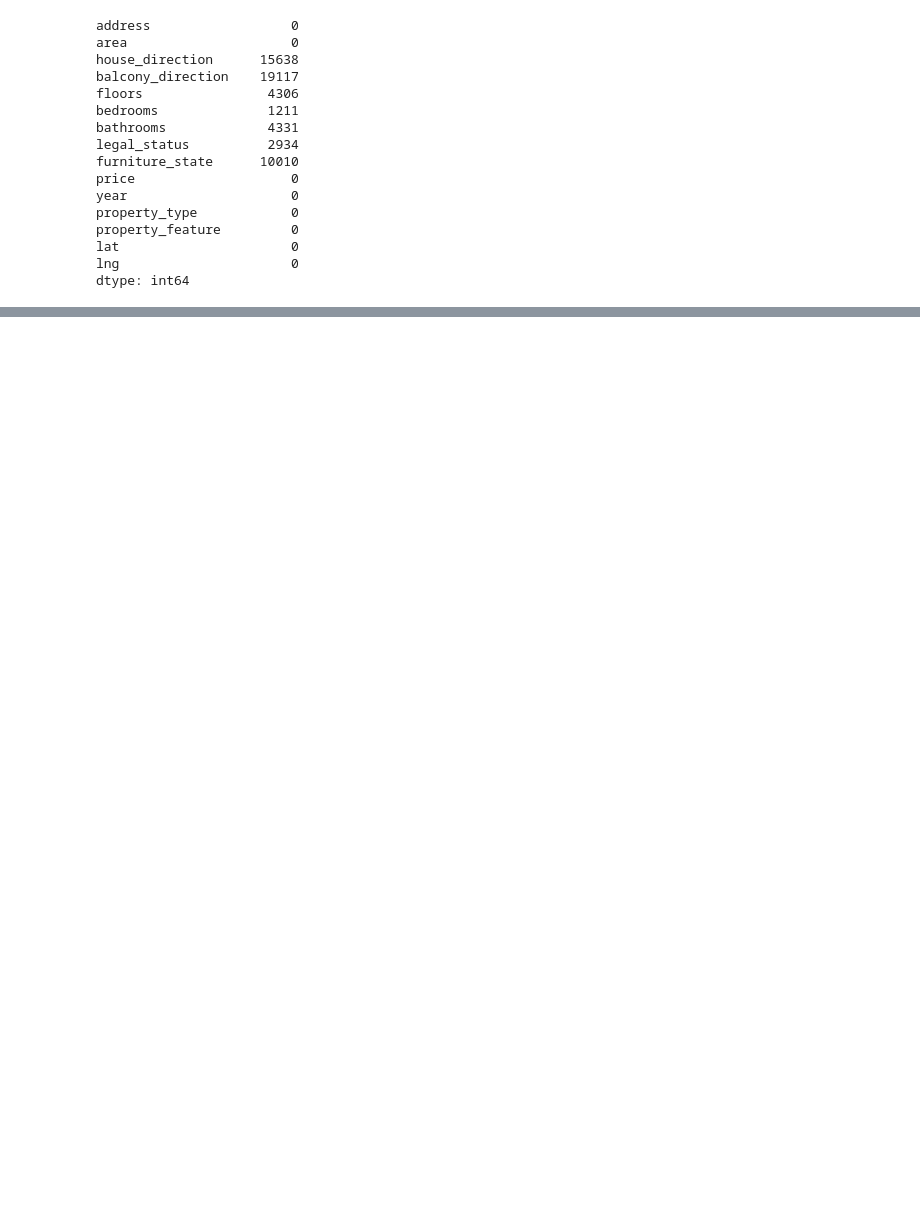
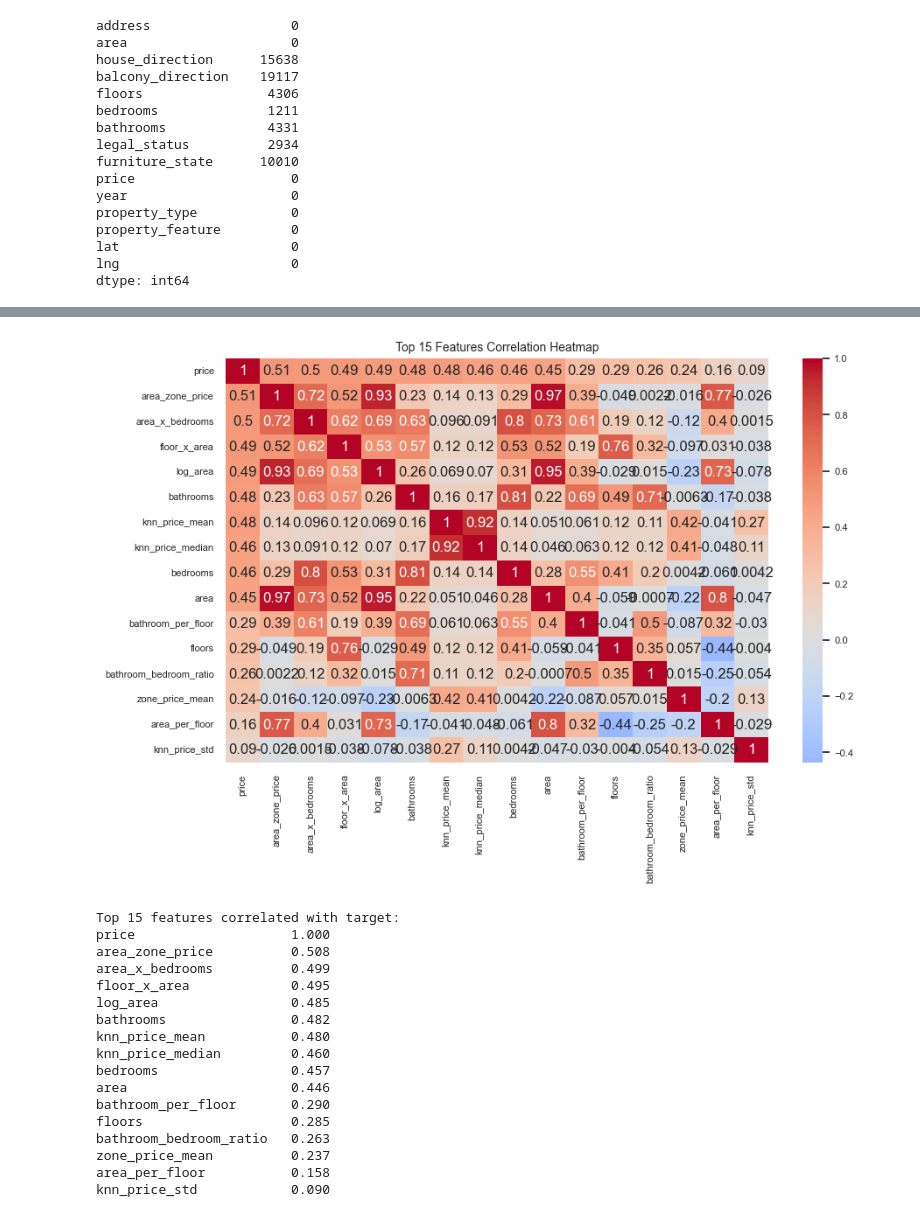
Before and after one commit to tanle9t2/TLand-Backend, a Jupyter notebook: rag-chatbot-service/trainning/analyze_data.ipynb, the cells around one changed output, grey strips where cells are left out. Cells and saved outputs as stored; diff of their text form; code cells hidden in the pictures; blank space fills up the shorter version.

```diff
--- a/rag-chatbot-service/trainning/analyze_data.ipynb
+++ b/rag-chatbot-service/trainning/analyze_data.ipynb
@@ -131,0 +267,47 @@ print("Floors is NaN:", df["floors"].isna().sum())
+# %%
+from features.feature_engineering import build_features
+
+df = build_features(df, mode="train")
+
+num_cols = df.select_dtypes(include=[np.number]).columns.tolist()
+
+corr_with_target = df[num_cols].corr()[TARGET_COL].sort_values(ascending=False)
+
+top15_features = corr_with_target.drop(TARGET_COL).head(15).index.tolist()
+
+cols_for_heatmap = [TARGET_COL] + top15_features
+
+# ===== Heatmap =====
+plt.figure(figsize=(10, 6))
+sns.heatmap(
+    df[cols_for_heatmap].corr(),
+    annot=True,
+    cmap="coolwarm",
+    center=0
+)
+
+plt.title("Top 15 Features Correlation Heatmap")
+plt.show()
+
+# ===== In ra correlation =====
+print("\nTop 15 features correlated with target:")
+print(corr_with_target.head(16).to_string())  # 16 vì có cả target
+# %% [output]
+[figure, added]
+Top 15 features correlated with target:
+price                    1.000
+area_zone_price          0.508
+area_x_bedrooms          0.499
+floor_x_area             0.495
+log_area                 0.485
+bathrooms                0.482
+knn_price_mean           0.480
+knn_price_median         0.460
+bedrooms                 0.457
+area                     0.446
+bathroom_per_floor       0.290
+floors                   0.285
+bathroom_bedroom_ratio   0.263
+zone_price_mean          0.237
+area_per_floor           0.158
+knn_price_std            0.090
```
Also changed, not shown: parts of 13 cells of this notebook, 38 other files.
